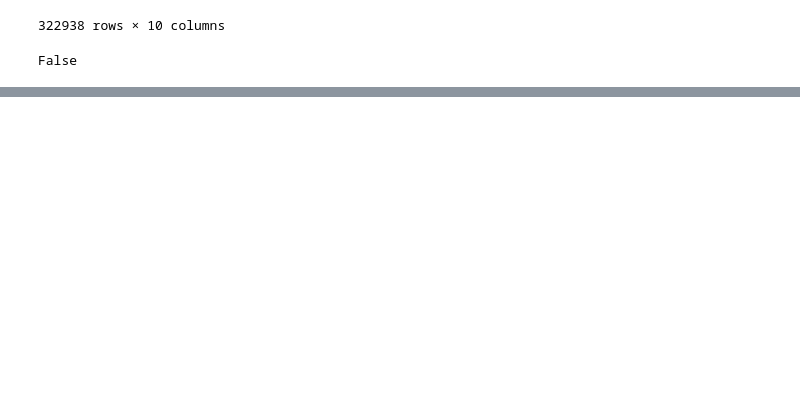
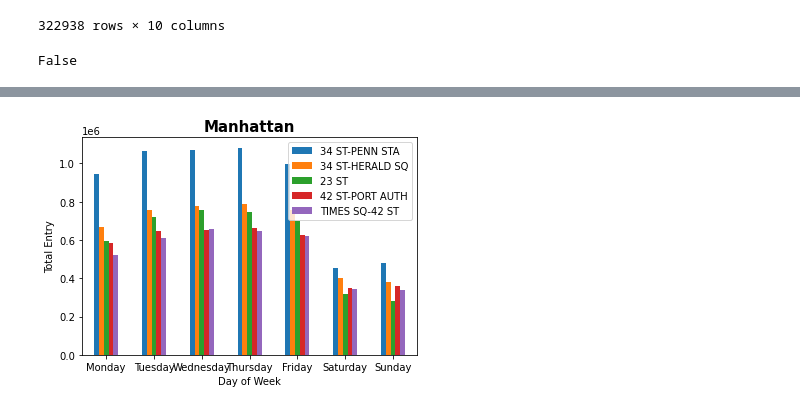
Before and after one commit to Dyllanjrusher/Maximizing_Gala_Attendance, a Jupyter notebook: project_1_MTA.ipynb, the cells around one changed output, grey strips where cells are left out. Drawn from its saved outputs; the diff is of its cells as text; code cells hidden in the pictures; blank space fills up the shorter version.

Commit message:
daily graphs

```diff
--- a/project_1_MTA.ipynb
+++ b/project_1_MTA.ipynb
@@ -350,0 +391,46 @@ False
+# %%
+filt3 = (turnstiles_daily['STATION'] == '23 ST')
+station_23 = turnstiles_daily[filt3]
+station_23_day = station_23.groupby(['STATION','DAY']).DAILY_ENTRIES.sum().reset_index()
+station_23_list = []
+for elem in station_23_day['DAILY_ENTRIES']:
+    station_23_list.append(elem)
+# %%
+filt4 = (turnstiles_daily['STATION'] == '42 ST-PORT AUTH')
+station_port = turnstiles_daily[filt4]
+station_port_day = station_port.groupby(['STATION','DAY']).DAILY_ENTRIES.sum().reset_index()
+station_port_list = []
+for elem in station_port_day['DAILY_ENTRIES']:
+    station_port_list.append(elem)
+# %%
+filt5 = (turnstiles_daily['STATION'] == 'TIMES SQ-42 ST')
+station_times = turnstiles_daily[filt5]
+station_times_day = station_times.groupby(['STATION','DAY']).DAILY_ENTRIES.sum().reset_index()
+station_times_list = []
+for elem in station_times_day['DAILY_ENTRIES']:
+    station_times_list.append(elem)
+# %%
+plotdata = pd.DataFrame({
+    "34 ST-PENN STA":station_penn_list,
+    "34 ST-HERALD SQ":station_herald_list,
+    "23 ST":station_23_list,
+    "42 ST-PORT AUTH":station_port_list,
+    "TIMES SQ-42 ST":station_times_list
+    },
+    index=["Monday", 'Tuesday', 'Wednesday', 'Thursday', 'Friday', 'Saturday', 'Sunday'])
+
+plotdata.plot(kind="bar")
+plt.xticks(fontsize=10, rotation='horizontal')
+plt.yticks(fontsize=10)
+plt.xlabel('Day of Week', fontsize=10)
+plt.ylabel('Total Entry', fontsize=10)
+plt.title('Manhattan',fontsize=15,weight='bold');
+
+#     manhattan
+# 1. 34 ST-PENN STA     6095697
+# 2. 34 ST-HERALD SQ    4531066
+# 3. 23 ST              4113105
+# 4. 42 ST-PORT AUTH    3879506
+# 5. TIMES SQ-42 ST     3742222
+# %% [output]
+[figure, added]
```
Also changed, not shown: parts of 11 cells of this notebook.
